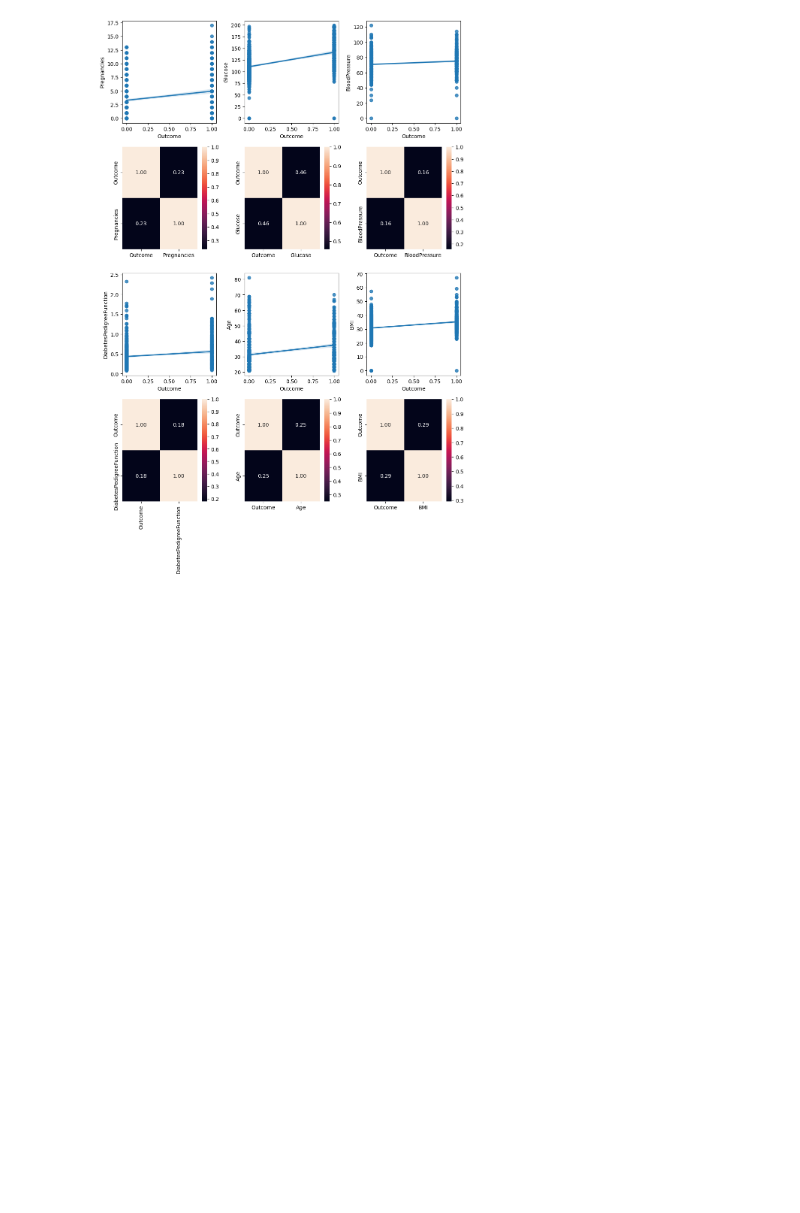
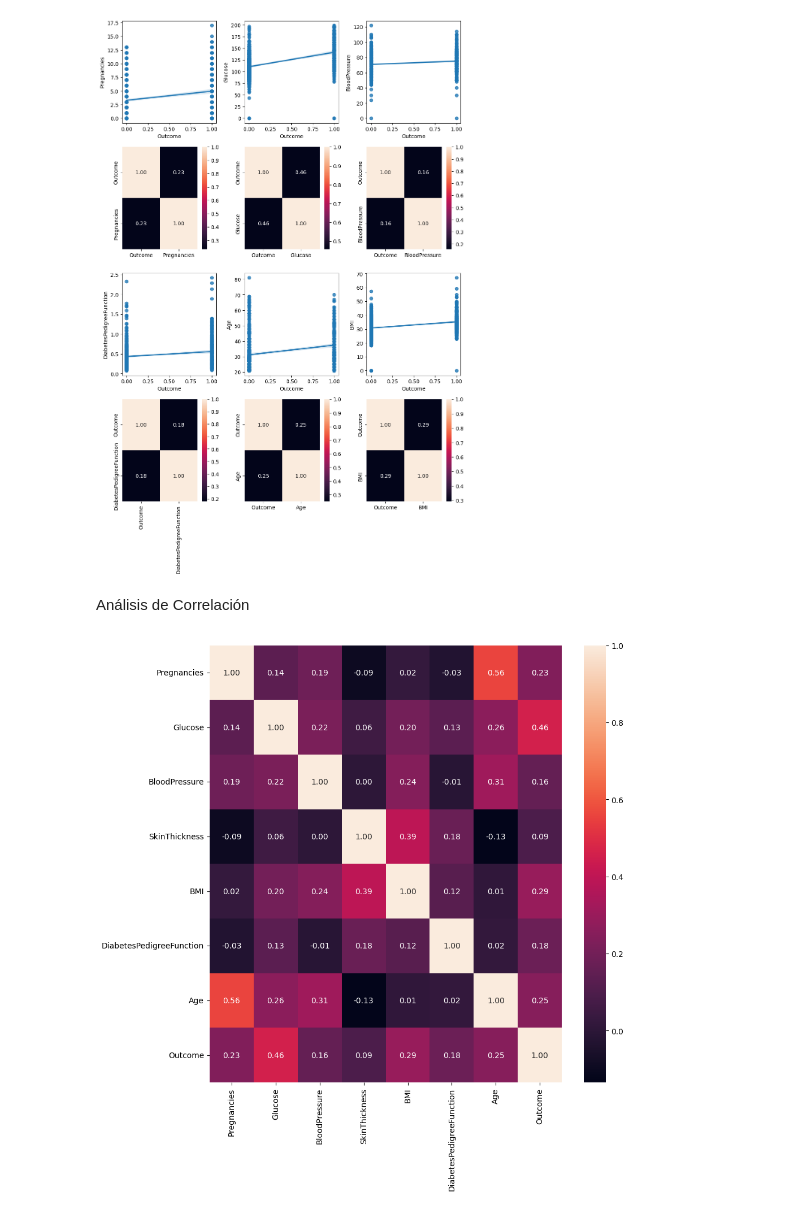
Before and after one commit to RmVa23/Decision-tree-algorithm, a Jupyter notebook: src/explore.ipynb, the cells around one changed output. Cells and saved outputs as stored; diff of their text form; code cells hidden in the pictures; blank space fills up the shorter version.

```diff
--- a/src/explore.ipynb
+++ b/src/explore.ipynb
@@ -203,3 +204,16 @@ plt.tight_layout()
 plt.show()
 # %% [output]
 [figure]
+# %% [markdown]
+Análisis de Correlación
+# %%
+fig, axes = plt.subplots(figsize=(10, 10))
+
+sns.heatmap(total_data.corr(), annot = True, fmt = ".2f")
+
+plt.tight_layout()
+
+# Draw Plot
+plt.show()
+# %% [output]
+[figure, added]
```
Also changed, not shown: parts of 20 cells of this notebook.
